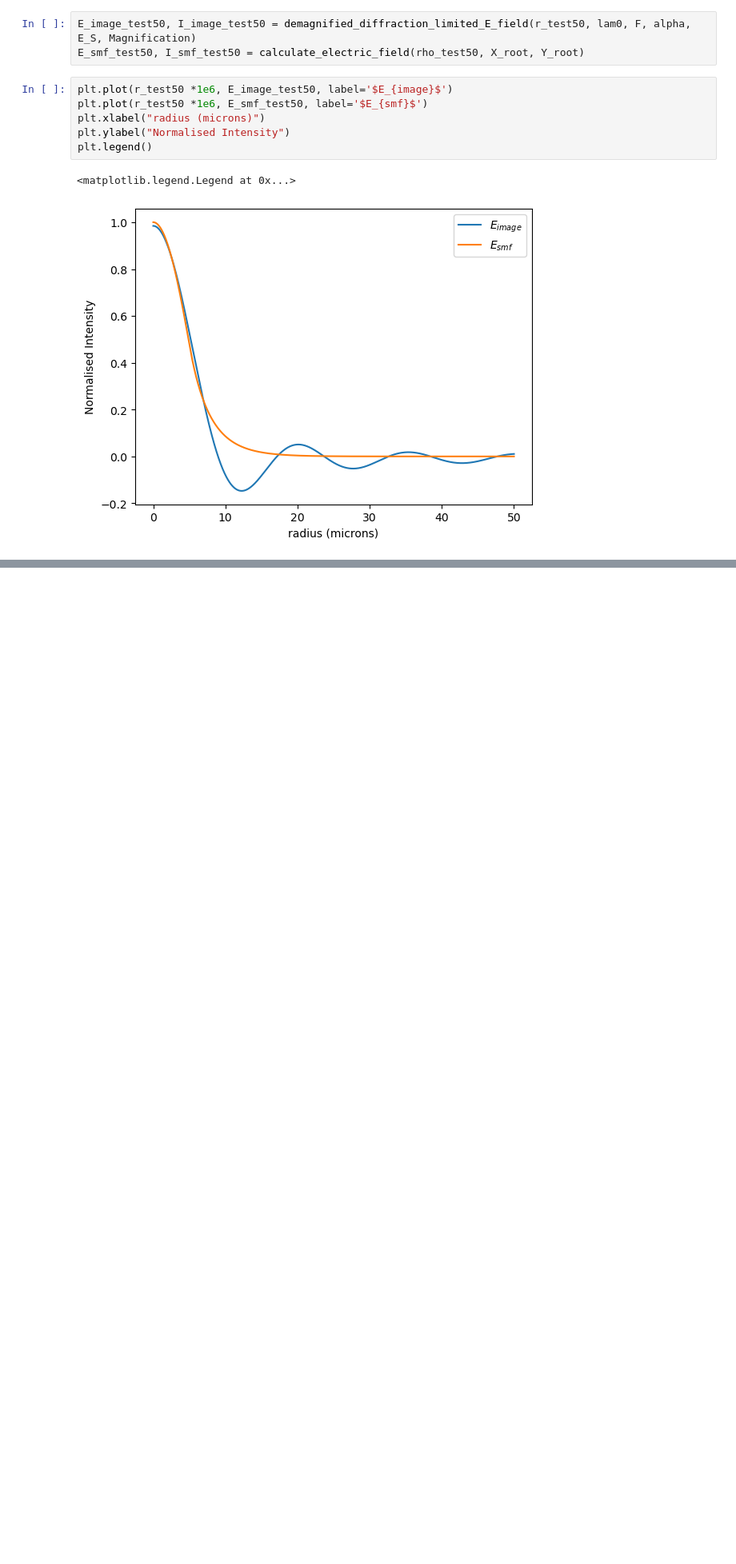
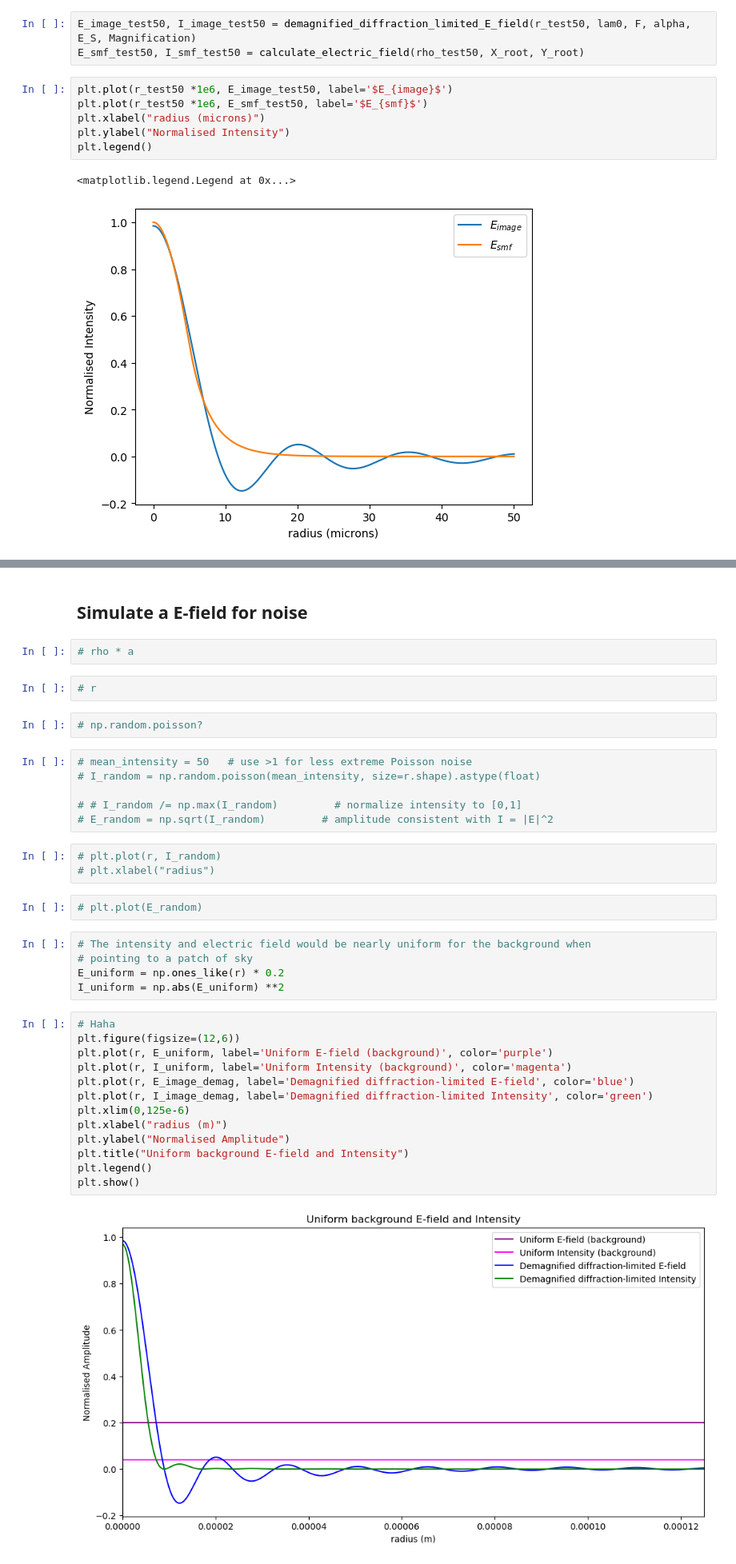
Before and after one commit to TongyueLiu/OH-Suppression-MRes-Project, a Jupyter notebook: Diffraction limited profile of E-field.ipynb, the cells around one changed output, grey strips where cells are left out. Shown at 80% size. Drawn from its saved outputs; the diff is of its cells as text; blank space fills up the shorter version.

```diff
--- a/Diffraction limited profile of E-field.ipynb
+++ b/Diffraction limited profile of E-field.ipynb
@@ -771,0 +977,39 @@ np.float64(0.7169724284682676)
+# %% [markdown]
+## Simulate a E-field for noise
+# %%
+# rho * a
+# %%
+# r
+# %%
+# np.random.poisson?
+# %%
+# mean_intensity = 50   # use >1 for less extreme Poisson noise
+# I_random = np.random.poisson(mean_intensity, size=r.shape).astype(float)
+
+# # I_random /= np.max(I_random)         # normalize intensity to [0,1]
+# E_random = np.sqrt(I_random)         # amplitude consistent with I = |E|^2
+# %%
+# plt.plot(r, I_random)
+# plt.xlabel("radius")
+# %%
+# plt.plot(E_random)
+# %%
+# The intensity and electric field would be nearly uniform for the background when
+# pointing to a patch of sky
+E_uniform = np.ones_like(r) * 0.2
+I_uniform = np.abs(E_uniform) **2
+# %%
+# Haha
+plt.figure(figsize=(12,6))
+plt.plot(r, E_uniform, label='Uniform E-field (background)', color='purple')
+plt.plot(r, I_uniform, label='Uniform Intensity (background)', color='magenta')
+plt.plot(r, E_image_demag, label='Demagnified diffraction-limited E-field', color='blue')
+plt.plot(r, I_image_demag, label='Demagnified diffraction-limited Intensity', color='green')
+plt.xlim(0,125e-6)
+plt.xlabel("radius (m)")
+plt.ylabel("Normalised Amplitude")
+plt.title("Uniform background E-field and Intensity")
+plt.legend()
+plt.show()
+# %% [output]
+[figure, added]
```
Also changed, not shown: parts of 33 cells of this notebook, 1 other file.
